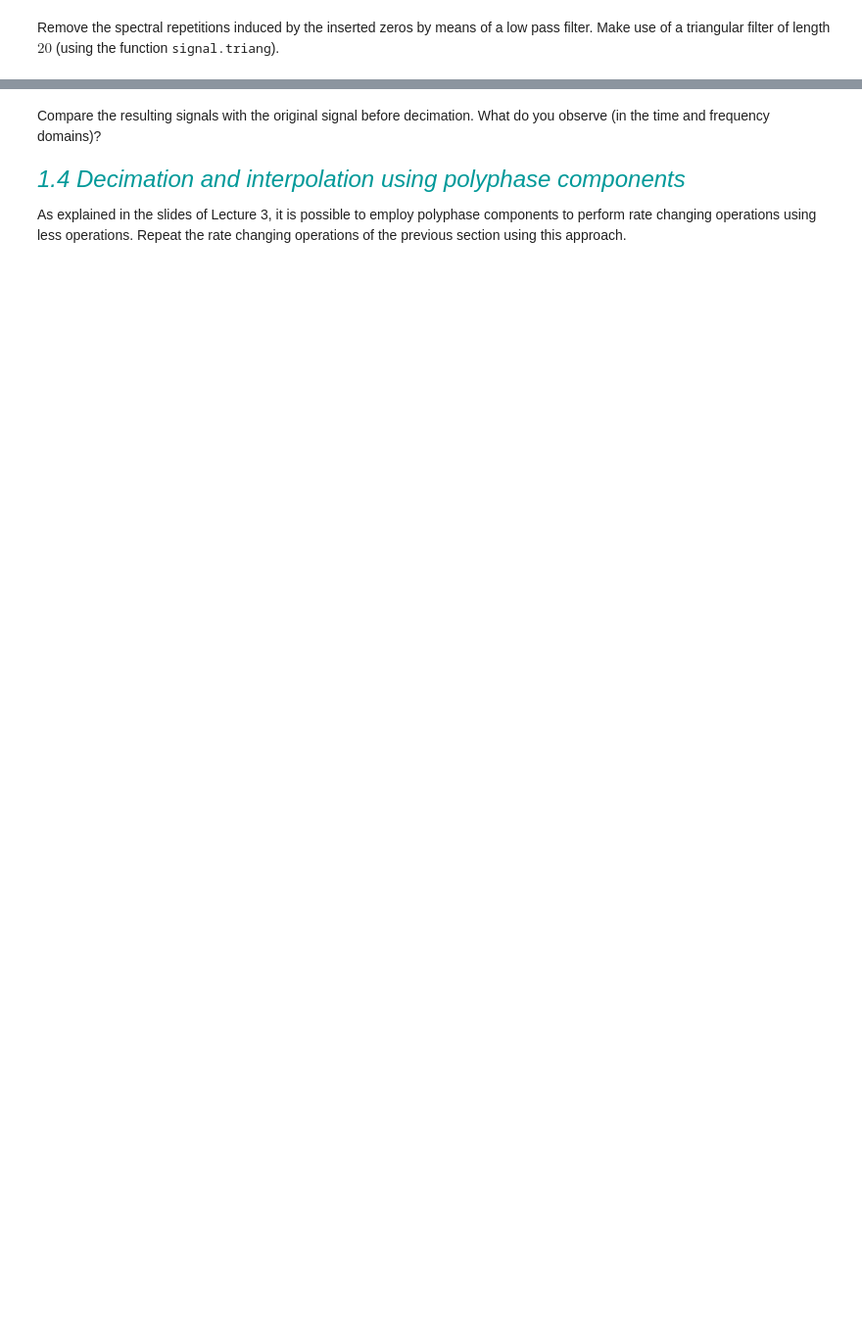
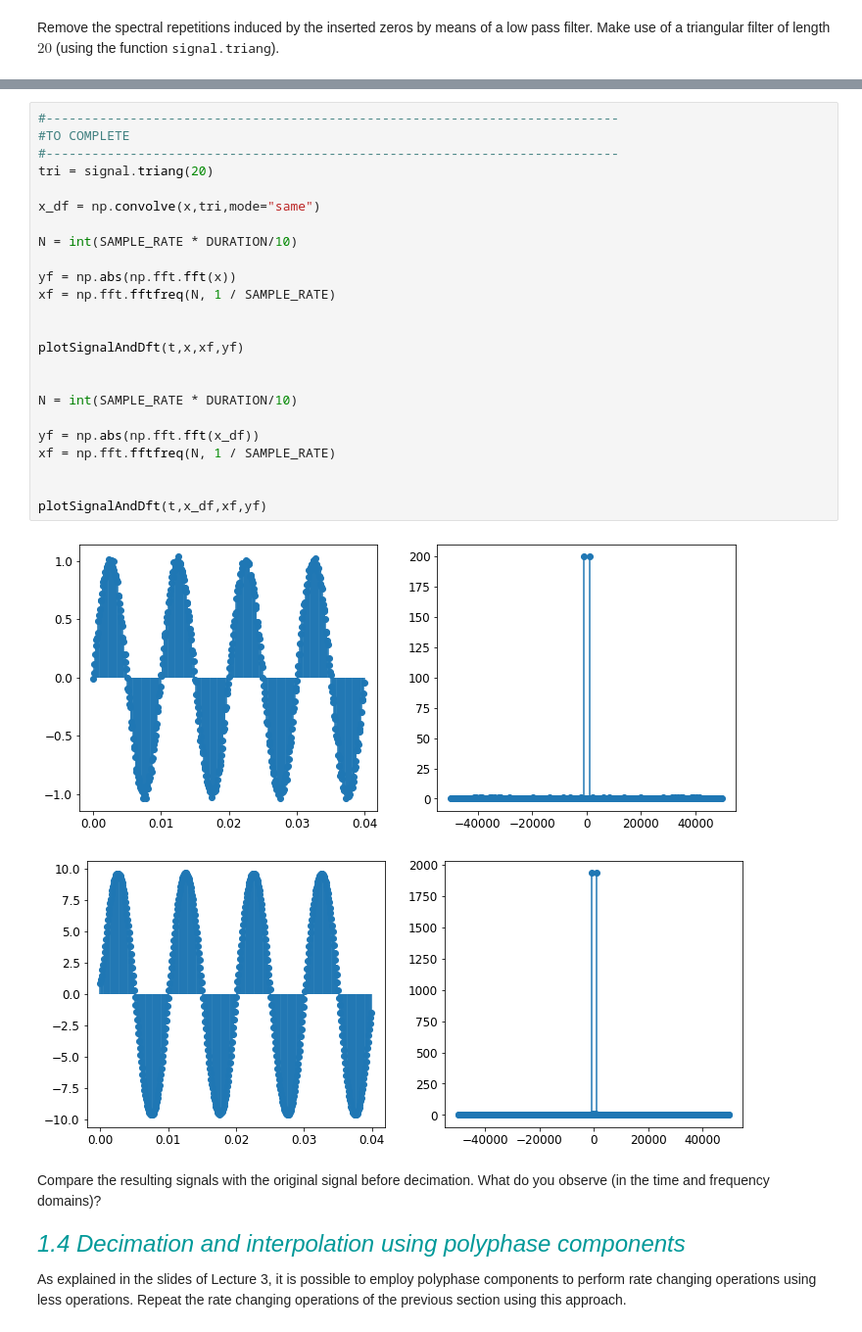
Before and after one commit to Ery4z/2900, a Jupyter notebook: Python2/Python02-Multirate systems.ipynb, the cells around one changed output, grey strips where cells are left out. Shown at 98% size. Drawn from its saved outputs; the diff is of its cells as text; blank space fills up the shorter version.

```diff
--- a/Python2/Python02-Multirate systems.ipynb
+++ b/Python2/Python02-Multirate systems.ipynb
@@ -96,3 +158,30 @@ Remove the spectral repetitions induced by the inserted zeros by means of a low
+# %%
+#---------------------------------------------------------------------------
+#TO COMPLETE
+#---------------------------------------------------------------------------
+tri = signal.triang(20)
+
+x_df = np.convolve(x,tri,mode="same")
+
+N = int(SAMPLE_RATE * DURATION/10)
+
+yf = np.abs(np.fft.fft(x))
+xf = np.fft.fftfreq(N, 1 / SAMPLE_RATE)
+
+
+plotSignalAndDft(t,x,xf,yf)
+
+
+N = int(SAMPLE_RATE * DURATION/10)
+
+yf = np.abs(np.fft.fft(x_df))
+xf = np.fft.fftfreq(N, 1 / SAMPLE_RATE)
+
+
+plotSignalAndDft(t,x_df,xf,yf)
+# %% [output]
+[figure, added]
+[figure, added]
 # %% [markdown]
 Compare the resulting signals with the original signal before decimation. What do you observe (in the time and frequency domains)?
 # %% [markdown]
```
Also changed, not shown: parts of 10 cells of this notebook.
